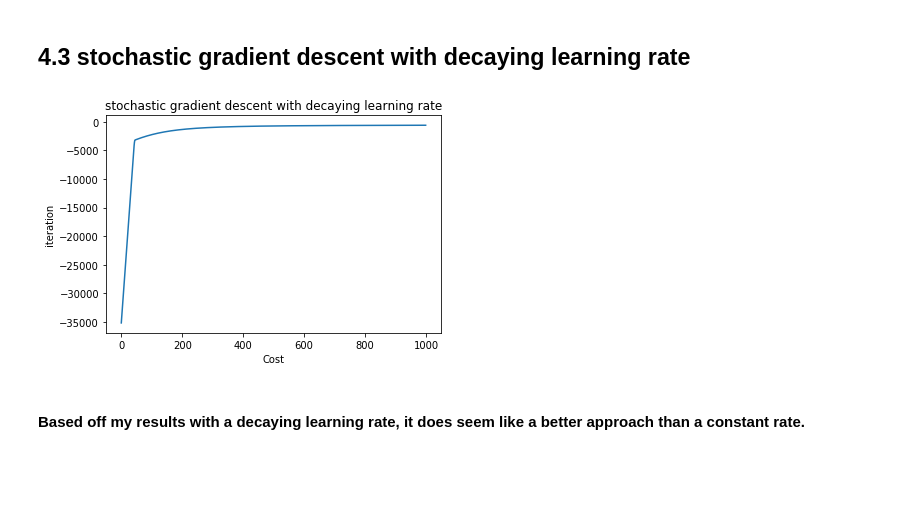
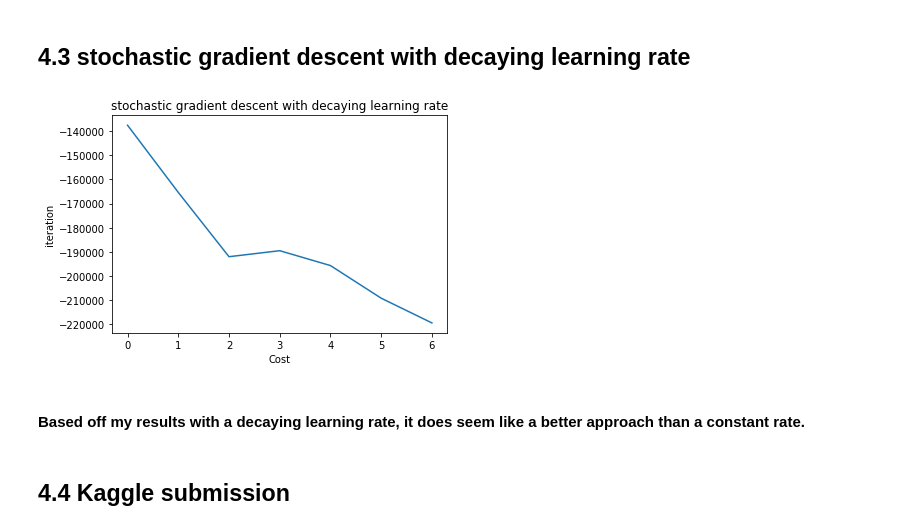
Before and after one commit to Dhanush123/cs189, a Jupyter notebook: hw4/hw4.ipynb, the cells around one changed output. Drawn from its saved outputs; the diff is of its cells as text; code cells hidden in the pictures; blank space fills up the shorter version.

```diff
--- a/hw4/hw4.ipynb
+++ b/hw4/hw4.ipynb
@@ -24,36 +26,50 @@ def sigmoid(values):
 
 def predict(X,w,mode="train"):
     predictions = sigmoid(np.dot(X,w))
+    if mode != "train": #validation or test
+        predictions = (predictions >= 0.5).astype(int)
+
     if mode == "test":
-        predictions = (predictions >= 0.5).astype(int)
         results_to_csv(predictions)
         print("test predictions saved")
-    return predictions
+    else:
+        return predictions
 
 def logres_cost_reg(X,y,theta,lambd):
     m = X.shape[0]
     regularization = (lambd/(2*m)) * np.sum(np.square(theta[1:]))
     predictions = predict(X,theta)
     y = np.squeeze(y,axis=1)
-    J = ((-1.0/m) * (np.sum(np.dot(-y, np.log(predictions)) + xlog1py(1-y, -predictions)))) + regularization
+    J = ((-1.0/m) * (np.sum(np.dot(-y, np.log(predictions)) + \
+                xlog1py(1-y, -predictions)))) + regularization
     return J
 
-def gradientdescent_reg_optimize(iterations,theta,lambd,alpha,GD_type="batch"):
+def gradientdescent_reg_optimize(iterations,theta,lambd,alpha,GD_type="batch",mode="train"):
+    x, y = None, None
+    if mode == "train":
+        x, y = wine_xtrain, wine_ytrain
+    elif mode == "test":
+        x, y = wine_xfull, wine_yfull
+
     costs = [0] * iterations
     if len(lambd) == 1:
         lambd = [lambd[0]] * iterations
     next_theta = theta.copy()
+
     for i in range(iterations):
+        ###
         if GD_type == "batch":
-            new_theta = batchGD_reg_iteration(wine_xtrain,wine_ytrain,theta,lambd[i],alpha)
+            new_theta = batchGD_reg_iteration(x,y,theta,lambd[i],alpha)
         elif GD_type == "stochastic":
-            new_theta = stochasticGD_reg_iteration(wine_xtrain,wine_ytrain,theta,lambd[i],alpha)
-        costs[i] = logres_cost_reg(wine_xtrain,wine_ytrain,theta,lambd[i])
+            new_theta = stochasticGD_reg_iteration(x,y,theta,lambd[i],alpha)
+        costs[i] = logres_cost_reg(x,y,theta,lambd[i])
         theta = new_theta
+
     return theta, costs
 # %%
-wine_xtrain, wine_ytrain, wine_xval, wine_yval = shuffle_train_val_split(percent=0.2)
-m1, n1 = wine_xtrain.shape
-m2, n2 = wine_xval.shape
+wine_xtrain, wine_ytrain, wine_xval, wine_yval = \
+shuffle_train_val_split(percent=0.2)
+m1, n = wine_xtrain.shape
+m2, _ = wine_xval.shape
 wine_xtrain = np.concatenate([np.ones((m1, 1)), wine_xtrain], axis=1)
 wine_xval = np.concatenate([np.ones((m2, 1)), wine_xval], axis=1)
@@ -117,16 +134,17 @@ plt.plot([i for i in range(iterations)], costs);
 # %%
 alpha = 0.001
 init_lambd = 0.1
 iterations = 1000
 lambd = [init_lambd/(i+1) for i in range(iterations)] #actually lambda
-theta = np.random.randn(n1+1)
+theta = np.random.randn(n+1)
 
-theta, costs = gradientdescent_reg_optimize(iterations,theta,lambd,alpha)
+theta, costs = \
+gradientdescent_reg_optimize(iterations,theta,lambd,alpha,"stochastic","train")
 plt.title("stochastic gradient descent with decaying learning rate")
 plt.xlabel("Cost")
 plt.ylabel("iteration")
 plt.plot([i for i in range(iterations)], costs);
 # %% [output]
-[figure, old version]
+[figure, new version]
 # %% [markdown]
 #### Based off my results with a decaying learning rate, it does seem like a better approach than a constant rate.
@@ -134,0 +151,2 @@ plt.plot([i for i in range(iterations)], costs);
+# %% [markdown]
+## 4.4 Kaggle submission
```
Also changed, not shown: parts of 17 cells of this notebook, 5 other files.
